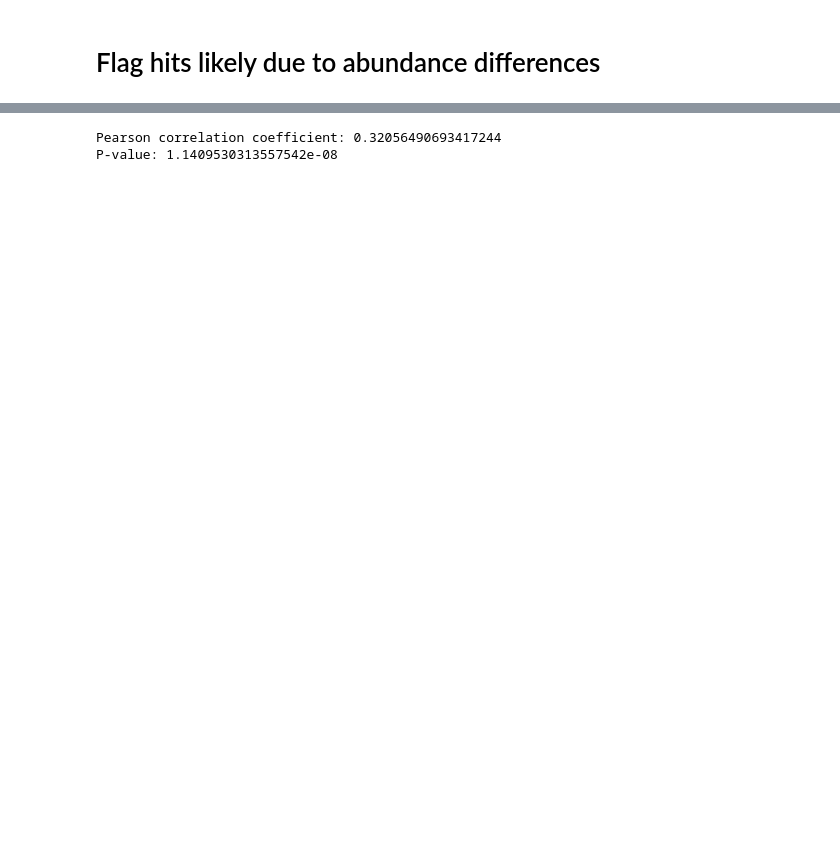
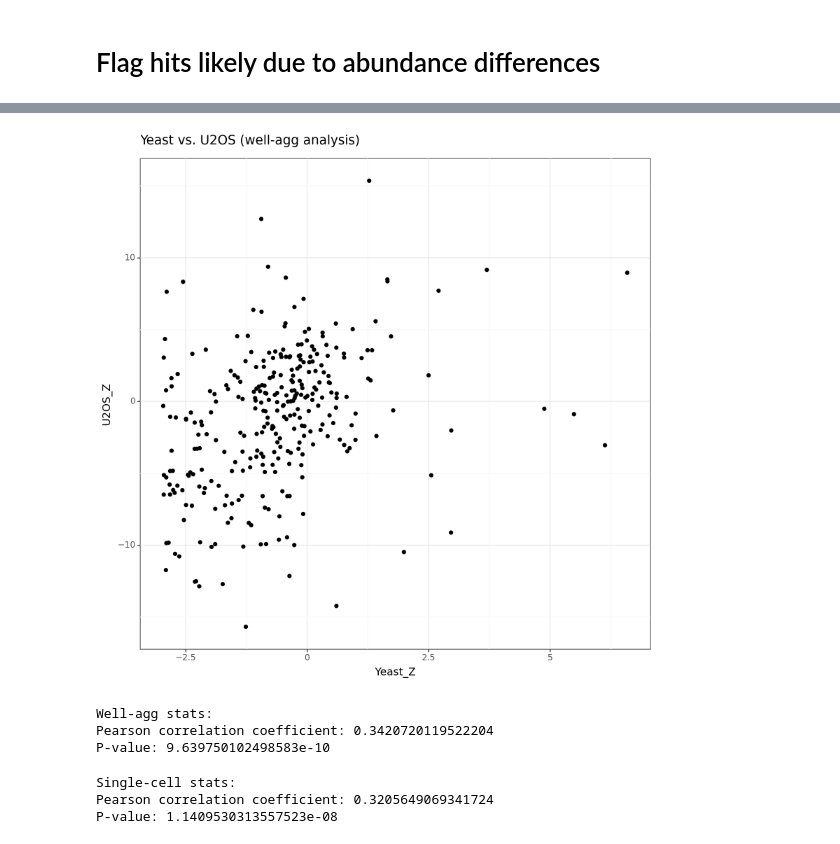
Before and after one commit to runxi-shen/2021_09_01_VarChAMP, a Jupyter notebook: 7.downstream_analysis_jess/final_notebooks/5_flag_abundance_hits.ipynb, the cells around one changed output, grey strips where cells are left out. Drawn from its saved outputs; the diff is of its cells as text; code cells hidden in the pictures; blank space fills up the shorter version.

```diff
--- a/7.downstream_analysis_jess/final_notebooks/5_flag_abundance_hits.ipynb
+++ b/7.downstream_analysis_jess/final_notebooks/5_flag_abundance_hits.ipynb
@@ -182,3 +227,27 @@ abun_stats = abun_stats.rename({"z": "U2OS_Z"})
+# %%
+well_abun_stats = []
+for allele in tqdm(misloc_alleles):
+    temp_class = ind_class.filter(pl.col("allele_0") == allele)
+    temp_prof = well_profiles.filter(
+        (pl.col("Metadata_Plate").is_in(temp_class.select("Plate").to_series()))
+        & (
+            pl.col("Metadata_Well").is_in(temp_class.select("well_1"))
+            | pl.col("Metadata_Well").is_in(temp_class.select("well_0"))
+        )
+    )
+    well_abun_stats.append(
+        lmm(
+            "Cells_Intensity_MedianIntensity_GFP",
+            "Metadata_Plate",
+            allele.split("_")[0],
+            allele,
+            temp_prof.to_pandas(),
+        )
+    )
+
+well_abun_stats = pl.concat(well_abun_stats, how="vertical")
+well_abun_stats = well_abun_stats.rename({"z": "U2OS_Z"})
+well_abun_stats.write_csv("../results/well_abundance_changes.csv")
 # %%
 # Compare to yeast data
 yeast_abun = (
@@ -213,13 +286,46 @@ print(plot1)
+# %%
+from plotnine import aes, geom_point, ggplot, theme_bw, labs
+
+plotnine.options.figure_size = (8, 8)
+plot1 = (
+    ggplot(
+        abun_yeast_well,
+        aes(x="Yeast_Z", y="U2OS_Z"),
+    )
+    + geom_point()
+    + theme_bw()
+    + labs(title="Yeast vs. U2OS (well-agg analysis)")
+)
+print(plot1)
+# %% [output]
+[figure, added]
 # %%
 from scipy.stats import pearsonr
 
-u2os_z = abun_both["U2OS_Z"].to_numpy()
-yeast_z = abun_both["Yeast_Z"].to_numpy()
+u2os_z = abun_yeast_well["U2OS_Z"].to_numpy()
+yeast_z = abun_yeast_well["Yeast_Z"].to_numpy()
 
 corr_coeff, p_value = pearsonr(u2os_z, yeast_z)
 
+print("Well-agg stats: ")
 print(f"Pearson correlation coefficient: {corr_coeff}")
 print(f"P-value: {p_value}")
 # %% [output]
-Pearson correlation coefficient: 0.32056490693417244
-P-value: 1.1409530313557542e-08
+Well-agg stats:
+Pearson correlation coefficient: 0.3420720119522204
+P-value: 9.639750102498583e-10
+# %%
+from scipy.stats import pearsonr
+
+u2os_z = abun_yeast_sc["U2OS_Z"].to_numpy()
+yeast_z = abun_yeast_sc["Yeast_Z"].to_numpy()
+
+corr_coeff, p_value = pearsonr(u2os_z, yeast_z)
+
+print("Single-cell stats: ")
+print(f"Pearson correlation coefficient: {corr_coeff}")
+print(f"P-value: {p_value}")
+# %% [output]
+Single-cell stats:
+Pearson correlation coefficient: 0.3205649069341724
+P-value: 1.1409530313557523e-08
```
Also changed, not shown: parts of 8 cells of this notebook, 7 other files.
